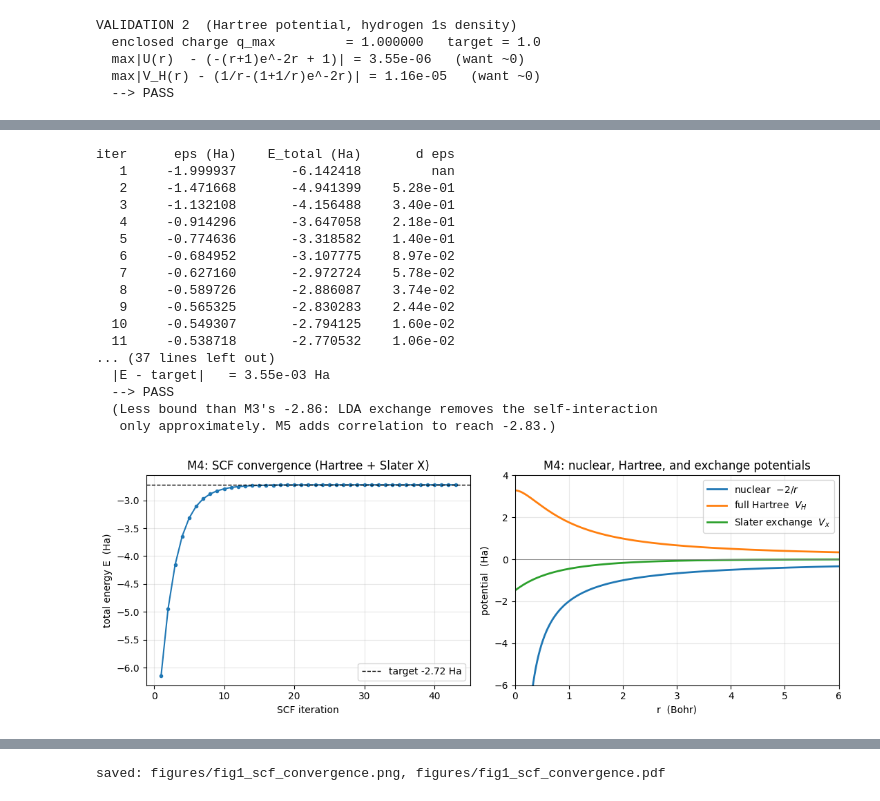
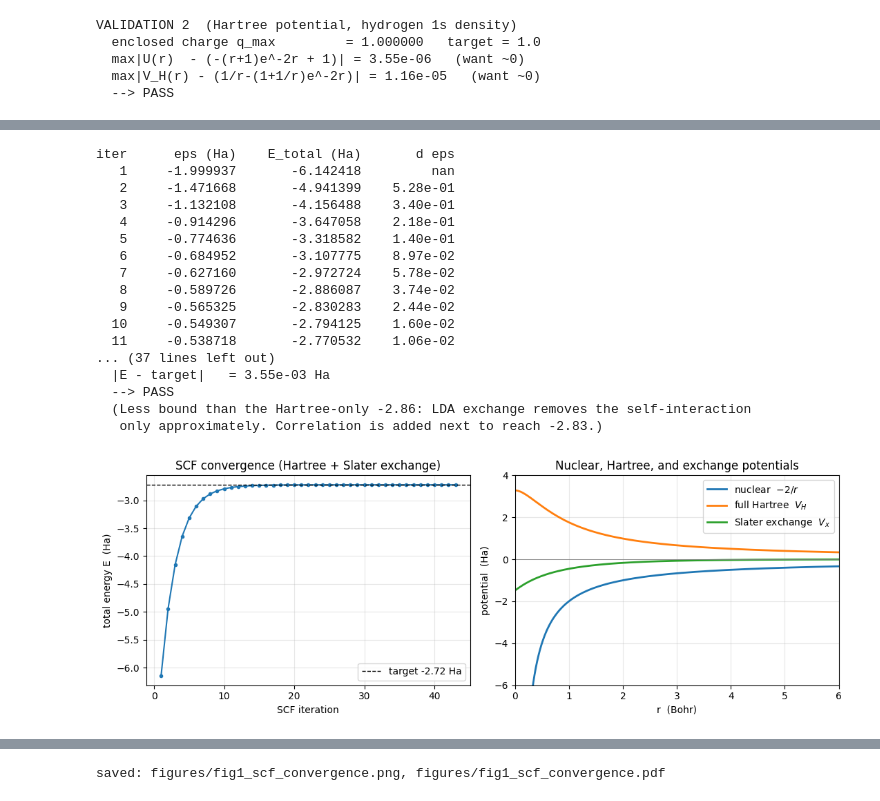
Before and after one commit to ddsyasas/dft-helium, a Jupyter notebook: helium_dft.ipynb, the cells around one changed output, grey strips where cells are left out. Cells and saved outputs as stored; diff of their text form; code cells hidden in the pictures.

```diff
--- a/helium_dft.ipynb
+++ b/helium_dft.ipynb
@@ -452,7 +452,7 @@ $$ E = 2\varepsilon - \int V_H^{\text{full}}\,u^2\,dr - \tfrac12\int u^2\,V_x\,d
 # %%
 # ----------------------------------------------------------------------------
 # VALIDATION GATE 4: SCF for helium with full Hartree + Slater LDA exchange.
-# scf_lda_x is a SEPARATE variant from the M3 scf_no_xc (M3 is left untouched).
+# scf_lda_x is a SEPARATE variant from the Hartree-only scf_no_xc (left untouched).
 # It prints E each iteration so convergence is visible (spec rule).
 # ----------------------------------------------------------------------------
 scf_x = scf_lda_x(Z=2.0, r=r, w=0.3, tol=1e-7, verbose=True)
@@ -465,8 +465,8 @@ print(f"  total energy E = {scf_x['E']:.6f} Ha     target = -2.72 Ha")
 print(f"  |E - target|   = {abs(scf_x['E'] - (-2.72)):.2e} Ha")
 ok_4 = abs(scf_x['E'] - (-2.72)) < 1e-2
 print(f"  --> {'PASS' if ok_4 else 'FAIL'}")
-print(f"  (Less bound than M3's -2.86: LDA exchange removes the self-interaction")
-print(f"   only approximately. M5 adds correlation to reach -2.83.)")
+print(f"  (Less bound than the Hartree-only -2.86: LDA exchange removes the self-interaction")
+print(f"   only approximately. Correlation is added next to reach -2.83.)")
 # %% [output]
 iter      eps (Ha)    E_total (Ha)       d eps
    1     -1.999937       -6.142418         nan
@@ -483,40 +483,40 @@ iter      eps (Ha)    E_total (Ha)       d eps
 ... (37 lines left out)
   |E - target|   = 3.55e-03 Ha
   --> PASS
-  (Less bound than M3's -2.86: LDA exchange removes the self-interaction
-   only approximately. M5 adds correlation to reach -2.83.)
+  (Less bound than the Hartree-only -2.86: LDA exchange removes the self-interaction
+   only approximately. Correlation is added next to reach -2.83.)
 # %%
-# Two views of the M4 solution: convergence, and the stacked potentials.
+# Two views of the Slater-exchange solution: convergence, and the stacked potentials.
 fig, (axc, axp) = plt.subplots(1, 2, figsize=(11, 4))
 
 # (a) Convergence of the total energy toward -2.72 Ha.
 Ex_hist = [E for (eps, E) in scf_x["history"]]
 axc.plot(range(1, len(Ex_hist) + 1), Ex_hist, "o-", ms=3)
 axc.axhline(-2.72, color="k", ls="--", lw=1, label="target -2.72 Ha")
 axc.set_xlabel("SCF iteration")
 axc.set_ylabel("total energy E  (Ha)")
-axc.set_title("M4: SCF convergence (Hartree + Slater X)")
+axc.set_title("SCF convergence (Hartree + Slater exchange)")
 axc.legend()
 axc.grid(alpha=0.3)
 
 # (b) The three pieces of the effective potential. The nuclear pull is the deep
 # attractive -2/r; the full Hartree is the positive (repulsive) electron-cloud
 # term; the Slater exchange is the small negative (attractive) correction.
 axp.plot(r, -2.0 / r, lw=2, label=r"nuclear  $-2/r$")
 axp.plot(r, scf_x["V_H"], lw=2, label=r"full Hartree  $V_H$")
 axp.plot(r, scf_x["V_x"], lw=2, label=r"Slater exchange  $V_x$")
 axp.axhline(0, color="grey", lw=0.6)
 axp.set_xlim(0, 6)
 axp.set_ylim(-6, 4)
 axp.set_xlabel("r  (Bohr)")
 axp.set_ylabel("potential  (Ha)")
-axp.set_title("M4: nuclear, Hartree, and exchange potentials")
+axp.set_title("Nuclear, Hartree, and exchange potentials")
 axp.legend()
 axp.grid(alpha=0.3)
 
 plt.tight_layout()
 plt.show()
 # %% [output]
-[figure, old version]
+[figure, new version]
 # %% [markdown]
 ---
```
Also changed, not shown: parts of 20 cells of this notebook, 12 other files.
